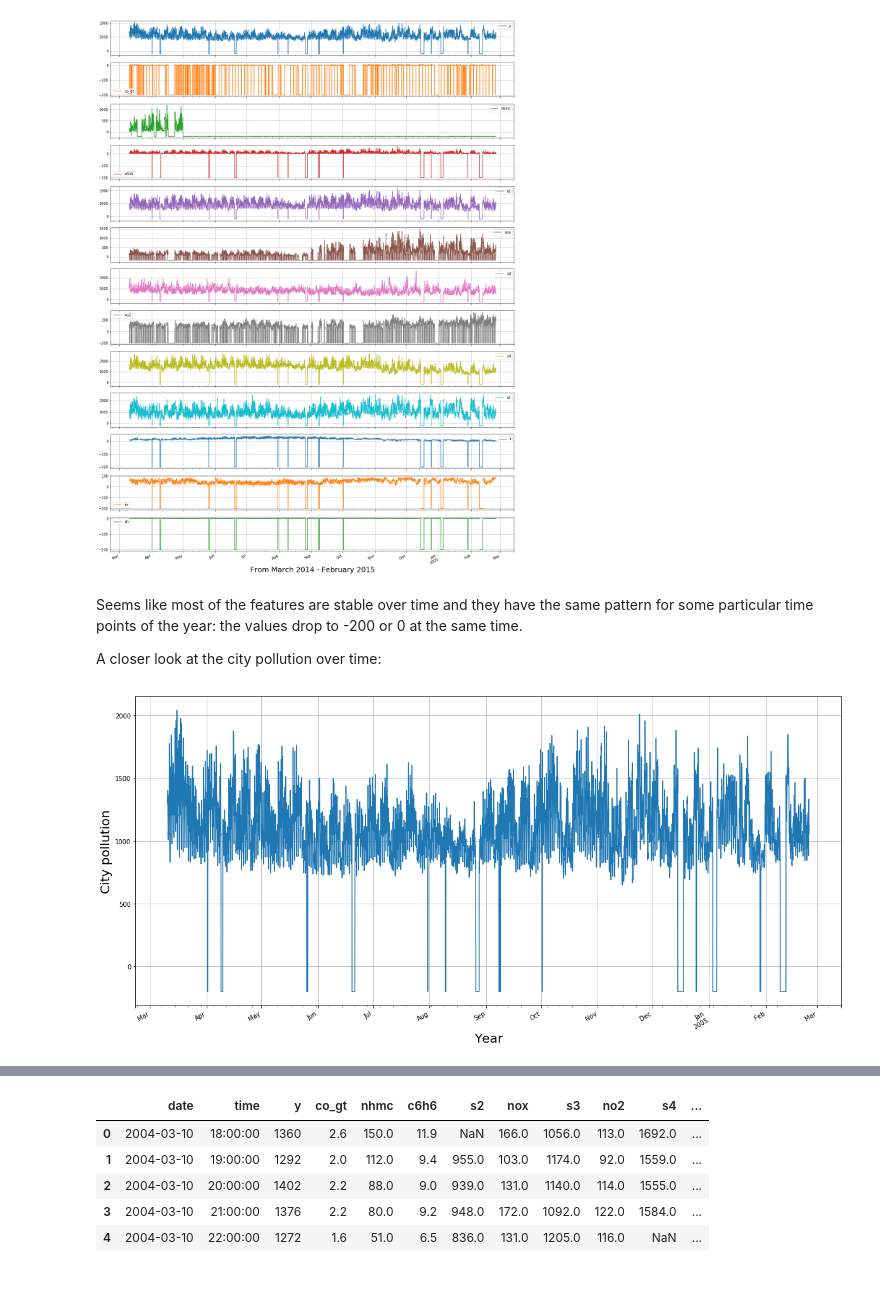
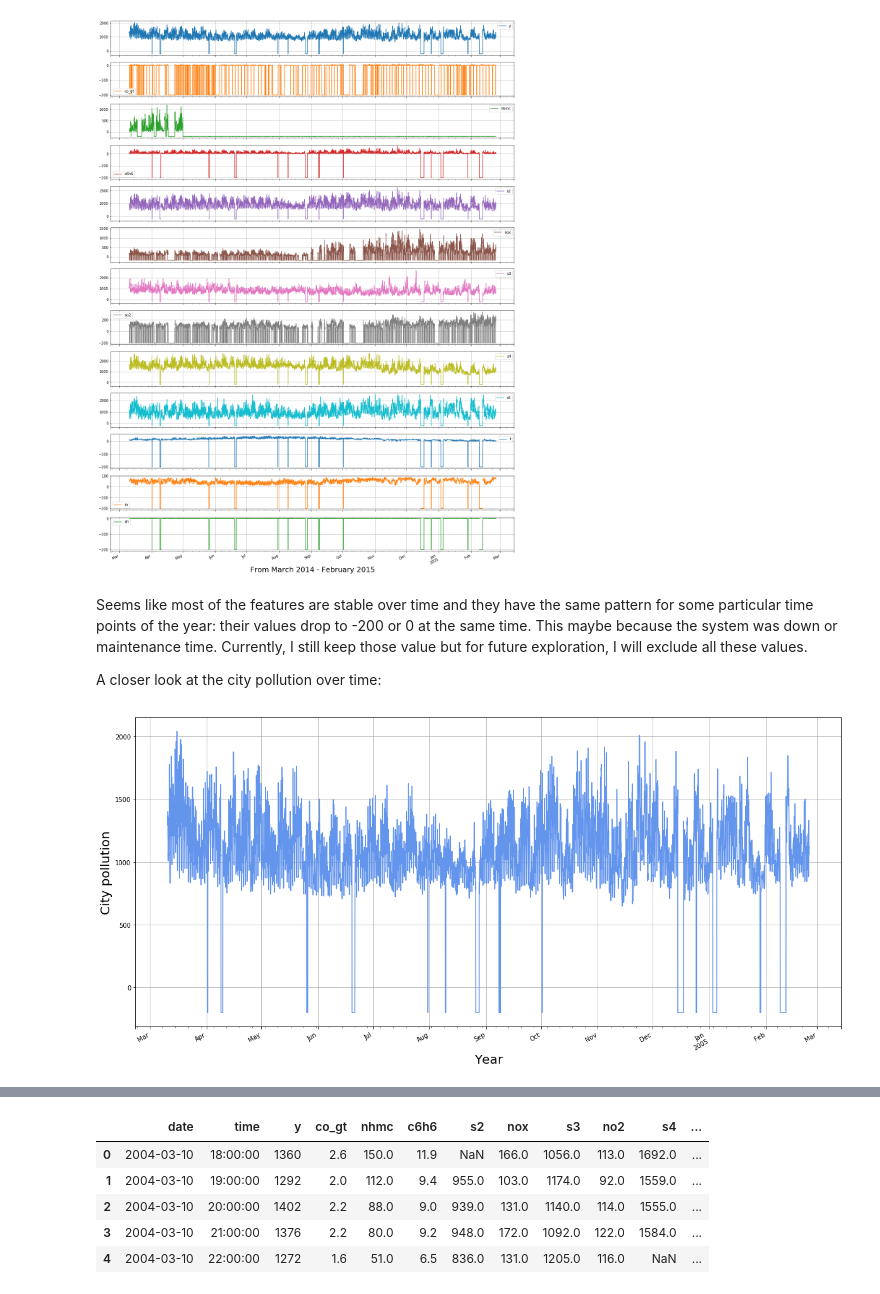
Before and after one commit to DuongVu39/Code_Challenge, a Jupyter notebook: src/task2/Task2.ipynb, the cells around one changed output, grey strips where cells are left out. Saved outputs shown, nothing was run; the diff lists cells and outputs as text; code cells hidden in the pictures.

```diff
--- a/src/task2/Task2.ipynb
+++ b/src/task2/Task2.ipynb
@@ -135,14 +131,14 @@ plt.xlabel('From March 2014 - February 2015', fontsize=20);
 # %% [output]
 [figure]
 # %% [markdown]
-Seems like most of the features are stable over time and they have the same pattern for some particular time points of the year: the values drop to -200 or 0 at the same time.
+Seems like most of the features are stable over time and they have the same pattern for some particular time points of the year: their values drop to -200 or 0 at the same time. This maybe because the system was down or maintenance time. Currently, I still keep those value but for future exploration, I will exclude all these values.
 
 A closer look at the city pollution over time:
 # %%
-df['y'].plot(figsize=(20,10), grid=True, subplots=True)
+df['y'].plot(figsize=(20,10), grid=True, subplots=True, color="cornflowerblue")
 plt.xlabel('Year', fontsize=20)
 plt.ylabel('City pollution', fontsize=20);
 # %% [output]
-[figure, old version]
+[figure, new version]
 # %%
 # Using rolling average with 6 hours window:
```
Also changed, not shown: parts of 17 cells of this notebook, 2 other files.
